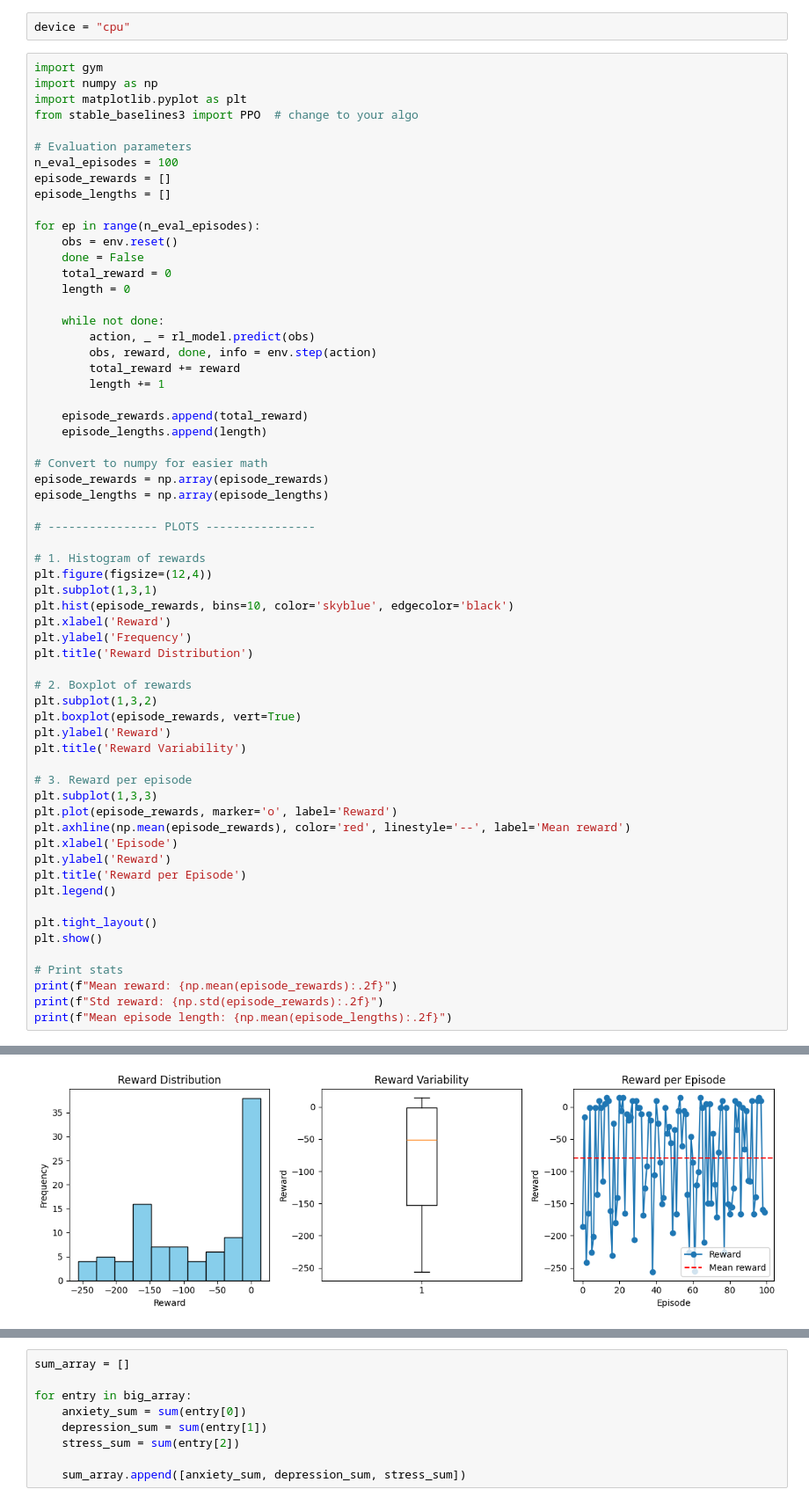
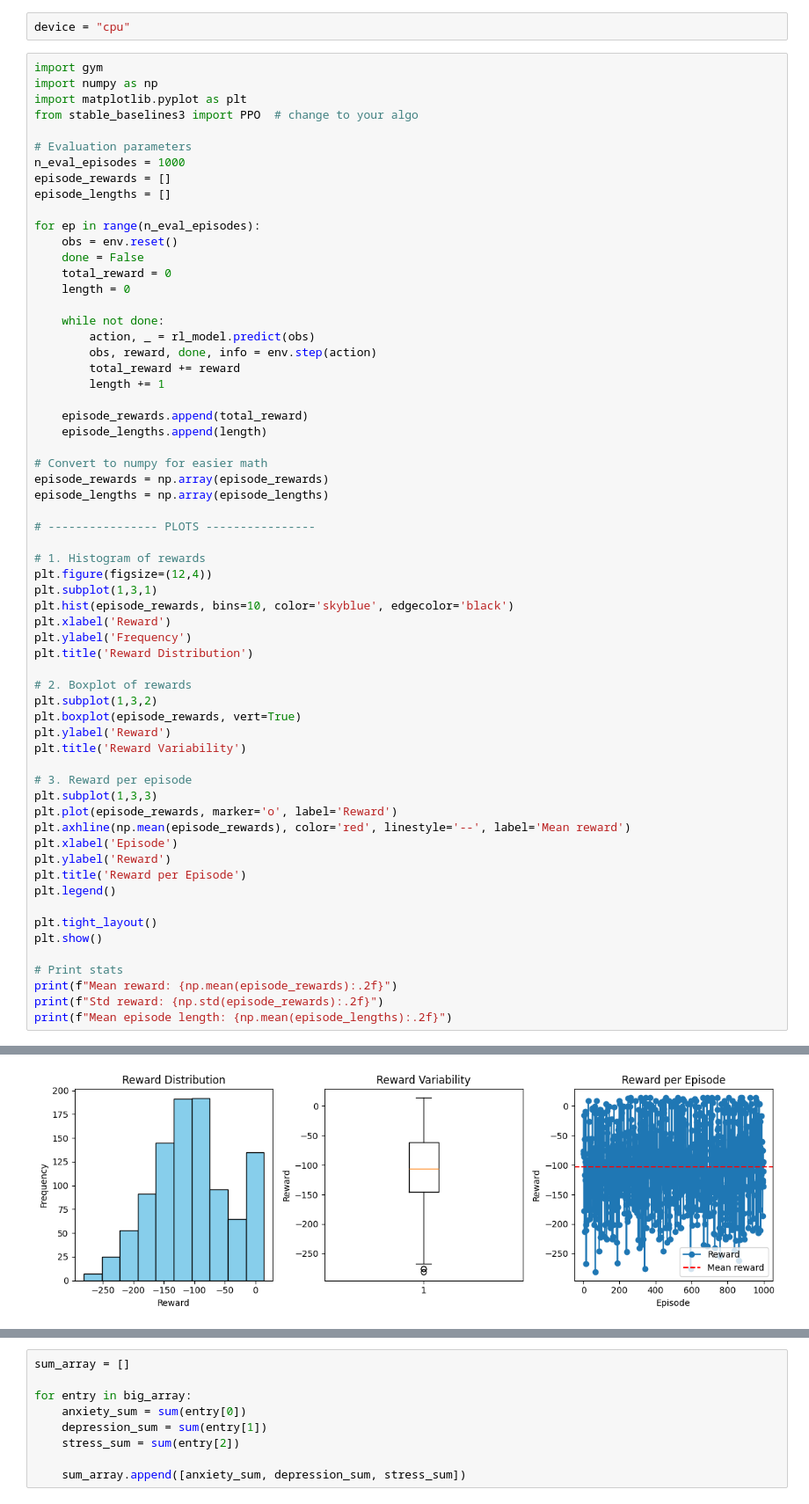
Before and after one commit to soniadessai/Mental-Health-Diagnosis-Using-Reinforcement-Learning, a Jupyter notebook: RL_Chatbot_ConfusionMatrix.ipynb, the cells around one changed output, grey strips where cells are left out. Shown at 88% size. Drawn from its saved outputs; the diff is of its cells as text.

```diff
--- a/RL_Chatbot_ConfusionMatrix.ipynb
+++ b/RL_Chatbot_ConfusionMatrix.ipynb
@@ -232,7 +232,7 @@ import matplotlib.pyplot as plt
 from stable_baselines3 import PPO  # change to your algo
 
 # Evaluation parameters
-n_eval_episodes = 100
+n_eval_episodes = 1000
 episode_rewards = []
 episode_lengths = []
 
@@ -308 +308 @@ Depression
-[figure, old version]
+[figure, new version]
```
Also changed, not shown: parts of 6 cells of this notebook, 5 other files.
